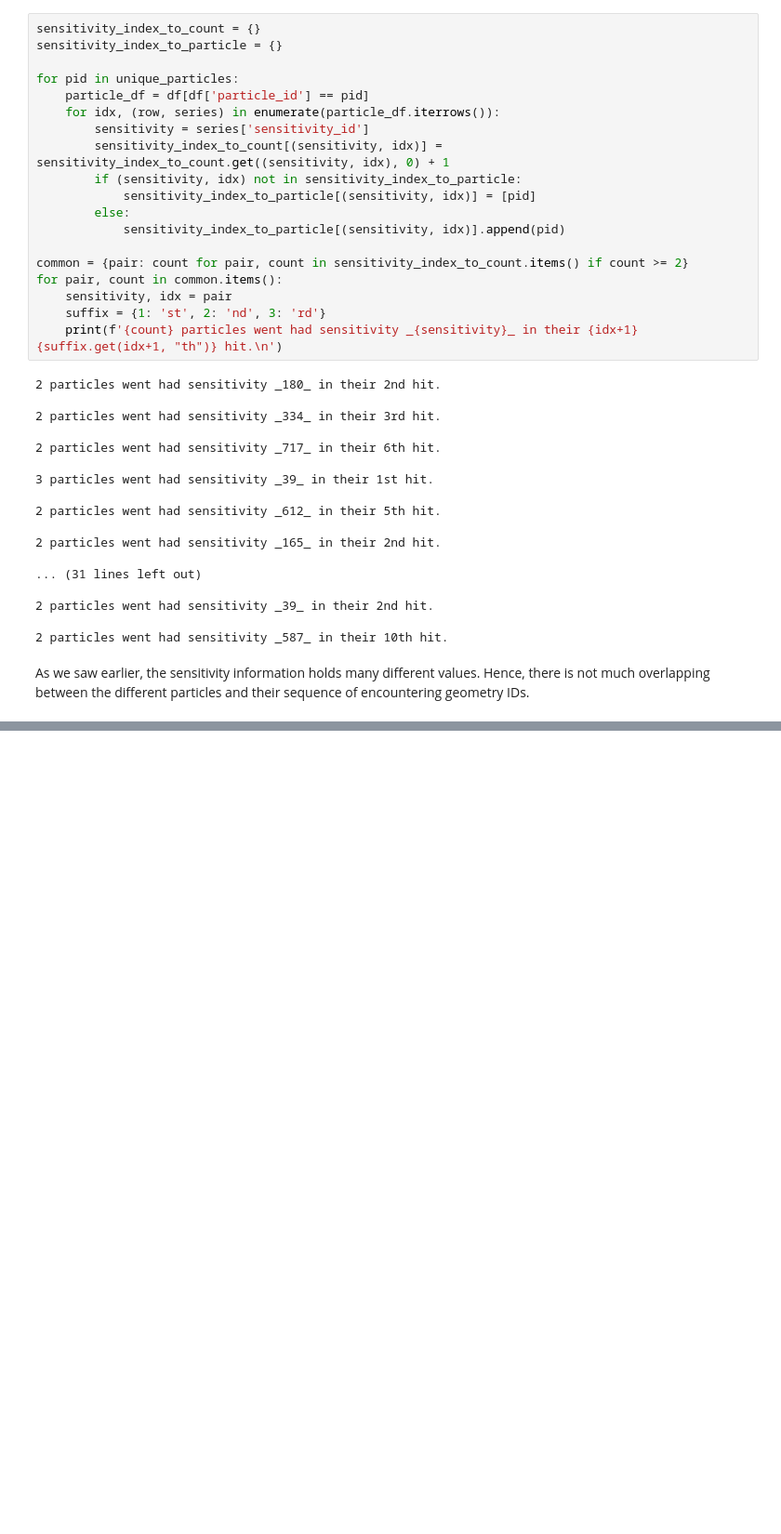
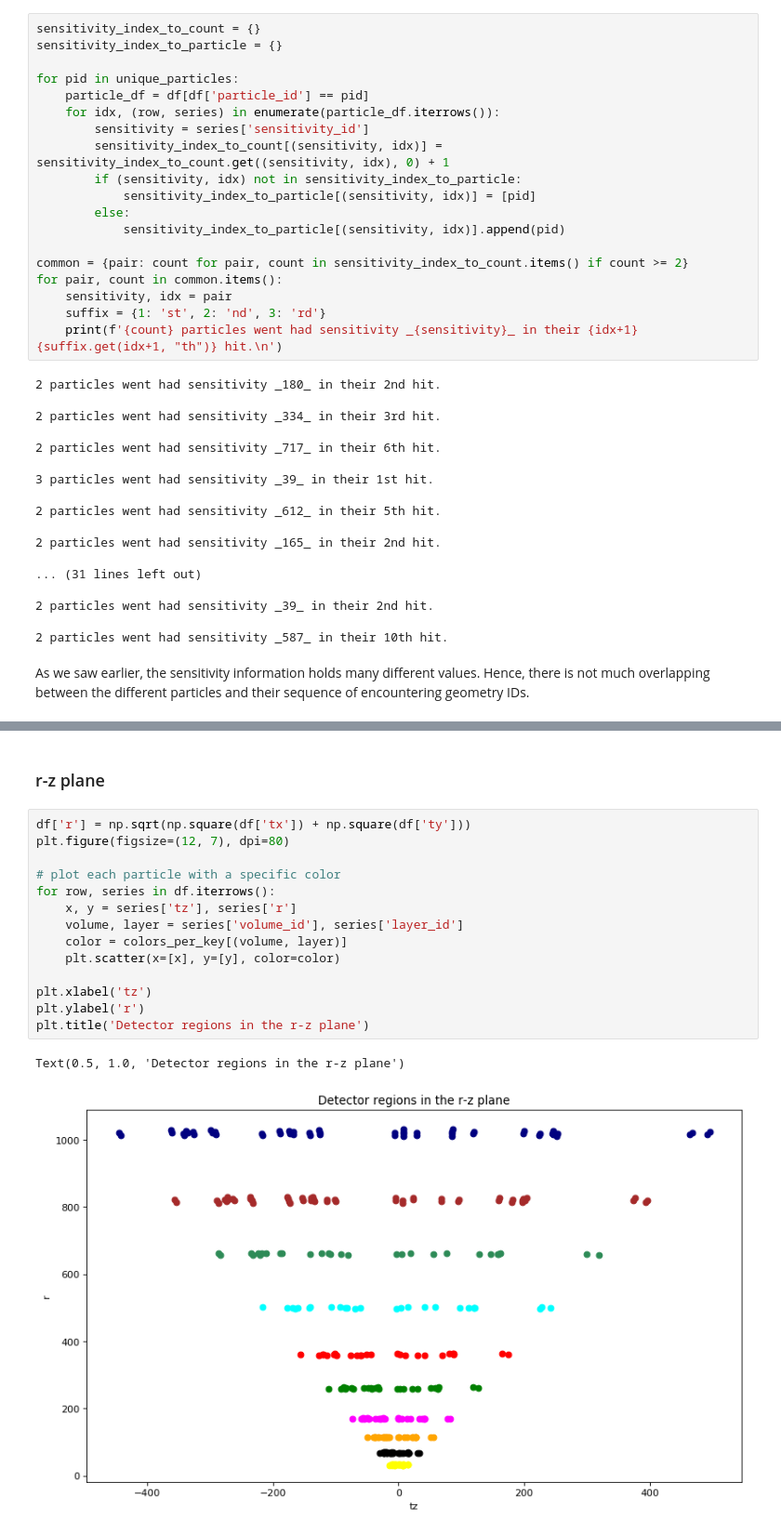
Before and after one commit to asalzburger/sms2021-tra-tra, a Jupyter notebook: src/notebooks/issue4/GeometryID Understanding.ipynb, the cells around one changed output, grey strips where cells are left out. Shown at 93% size. Saved outputs shown, nothing was run; the diff lists cells and outputs as text; blank space fills up the shorter version.

```diff
--- a/src/notebooks/issue4/GeometryID Understanding.ipynb
+++ b/src/notebooks/issue4/GeometryID Understanding.ipynb
@@ -326,0 +364,19 @@ As we saw earlier, the sensitivity information holds many different values. Henc
+# %% [markdown]
+### r-z plane
+# %%
+df['r'] = np.sqrt(np.square(df['tx']) + np.square(df['ty']))
+plt.figure(figsize=(12, 7), dpi=80)
+
+# plot each particle with a specific color
+for row, series in df.iterrows():
+    x, y = series['tz'], series['r']
+    volume, layer = series['volume_id'], series['layer_id']
+    color = colors_per_key[(volume, layer)]
+    plt.scatter(x=[x], y=[y], color=color)
+
+plt.xlabel('tz')
+plt.ylabel('r')
+plt.title('Detector regions in the r-z plane')
+# %% [output]
+Text(0.5, 1.0, 'Detector regions in the r-z plane')
+[figure, added]
```
Also changed, not shown: parts of 6 cells of this notebook, 20 other files.
